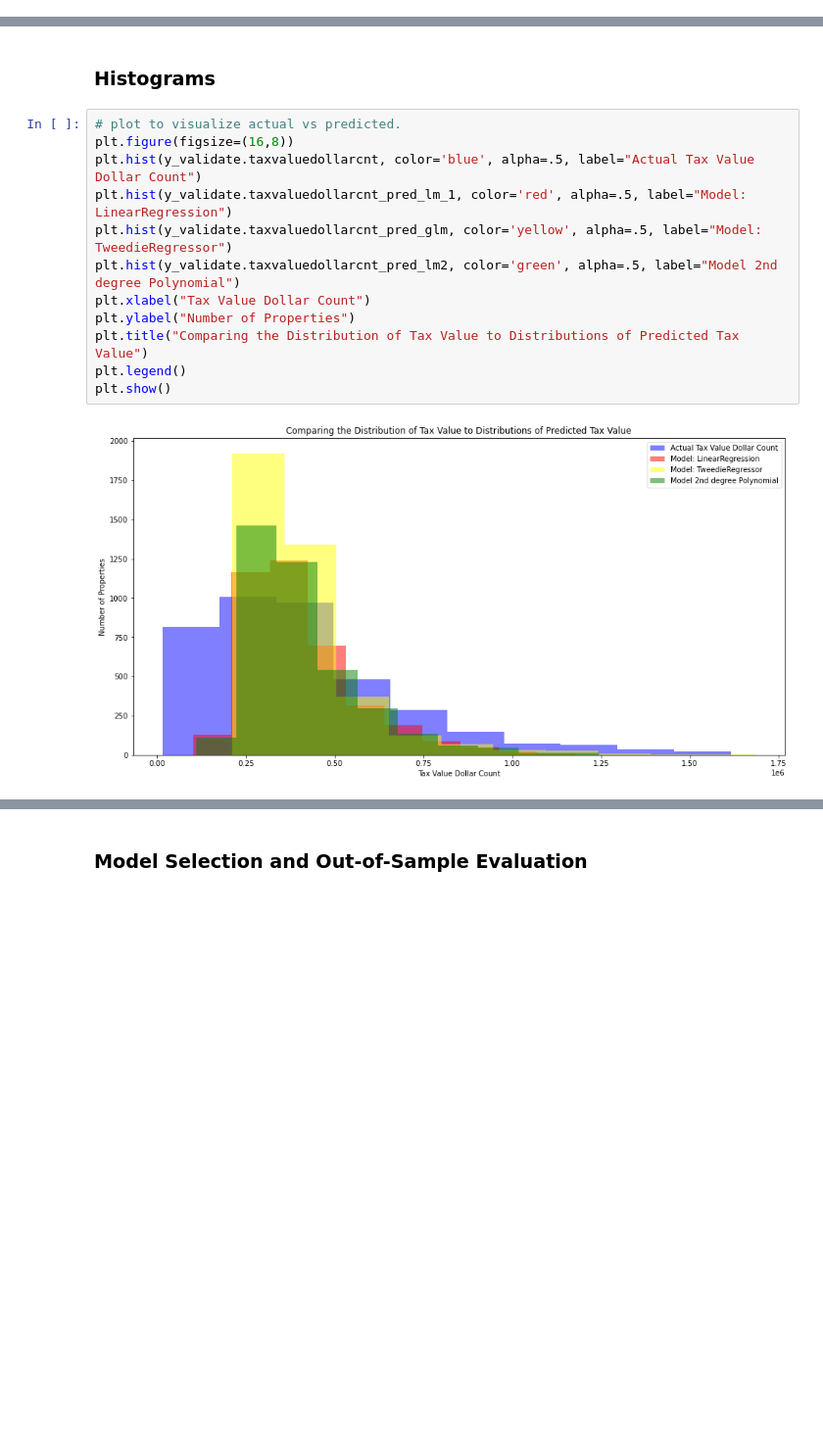
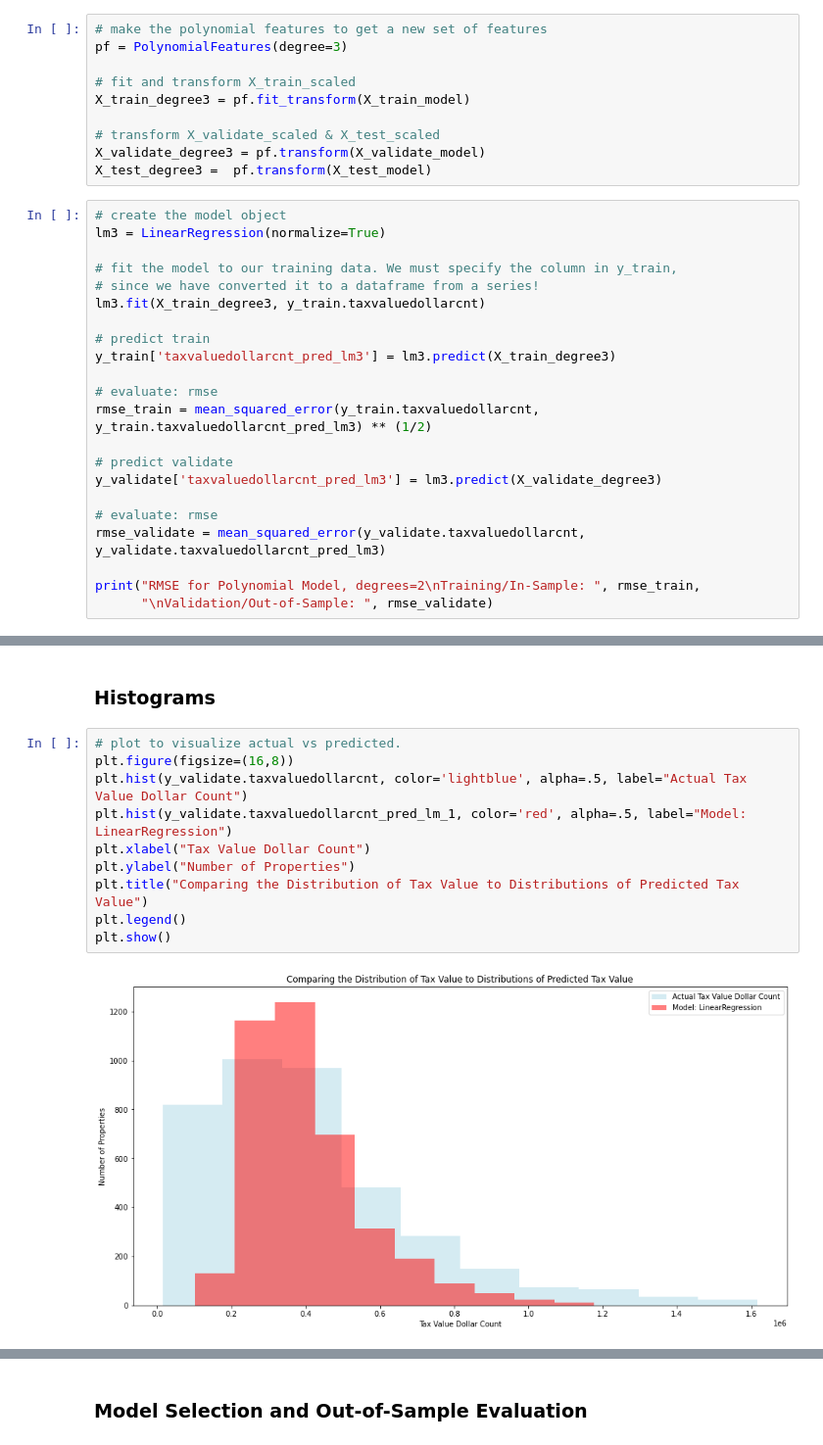
Before and after one commit to malachi-hale/Zillow-Project, a Jupyter notebook: Final_Project.ipynb, the cells around one changed output, grey strips where cells are left out. Shown at 98% size. Cells and saved outputs as stored; diff of their text form; blank space fills up the shorter version.

```diff
--- a/Final_Project.ipynb
+++ b/Final_Project.ipynb
@@ -1005,0 +1006,32 @@ metric_df
+# %%
+# make the polynomial features to get a new set of features
+pf = PolynomialFeatures(degree=3)
+
+# fit and transform X_train_scaled
+X_train_degree3 = pf.fit_transform(X_train_model)
+
+# transform X_validate_scaled & X_test_scaled
+X_validate_degree3 = pf.transform(X_validate_model)
+X_test_degree3 =  pf.transform(X_test_model)
+# %%
+# create the model object
+lm3 = LinearRegression(normalize=True)
+
+# fit the model to our training data. We must specify the column in y_train,
+# since we have converted it to a dataframe from a series!
+lm3.fit(X_train_degree3, y_train.taxvaluedollarcnt)
+
+# predict train
+y_train['taxvaluedollarcnt_pred_lm3'] = lm3.predict(X_train_degree3)
+
+# evaluate: rmse
+rmse_train = mean_squared_error(y_train.taxvaluedollarcnt, y_train.taxvaluedollarcnt_pred_lm3) ** (1/2)
+
+# predict validate
+y_validate['taxvaluedollarcnt_pred_lm3'] = lm3.predict(X_validate_degree3)
+
+# evaluate: rmse
+rmse_validate = mean_squared_error(y_validate.taxvaluedollarcnt, y_validate.taxvaluedollarcnt_pred_lm3)
+
+print("RMSE for Polynomial Model, degrees=2\nTraining/In-Sample: ", rmse_train,
+      "\nValidation/Out-of-Sample: ", rmse_validate)
@@ -1067,14 +1221,12 @@ plt.show()
 # %%
 # plot to visualize actual vs predicted.
 plt.figure(figsize=(16,8))
-plt.hist(y_validate.taxvaluedollarcnt, color='blue', alpha=.5, label="Actual Tax Value Dollar Count")
+plt.hist(y_validate.taxvaluedollarcnt, color='lightblue', alpha=.5, label="Actual Tax Value Dollar Count")
 plt.hist(y_validate.taxvaluedollarcnt_pred_lm_1, color='red', alpha=.5, label="Model: LinearRegression")
-plt.hist(y_validate.taxvaluedollarcnt_pred_glm, color='yellow', alpha=.5, label="Model: TweedieRegressor")
-plt.hist(y_validate.taxvaluedollarcnt_pred_lm2, color='green', alpha=.5, label="Model 2nd degree Polynomial")
 plt.xlabel("Tax Value Dollar Count")
 plt.ylabel("Number of Properties")
 plt.title("Comparing the Distribution of Tax Value to Distributions of Predicted Tax Value")
 plt.legend()
 plt.show()
 # %% [output]
-[figure, old version]
+[figure, new version]
```
Also changed, not shown: parts of 36 cells of this notebook.
